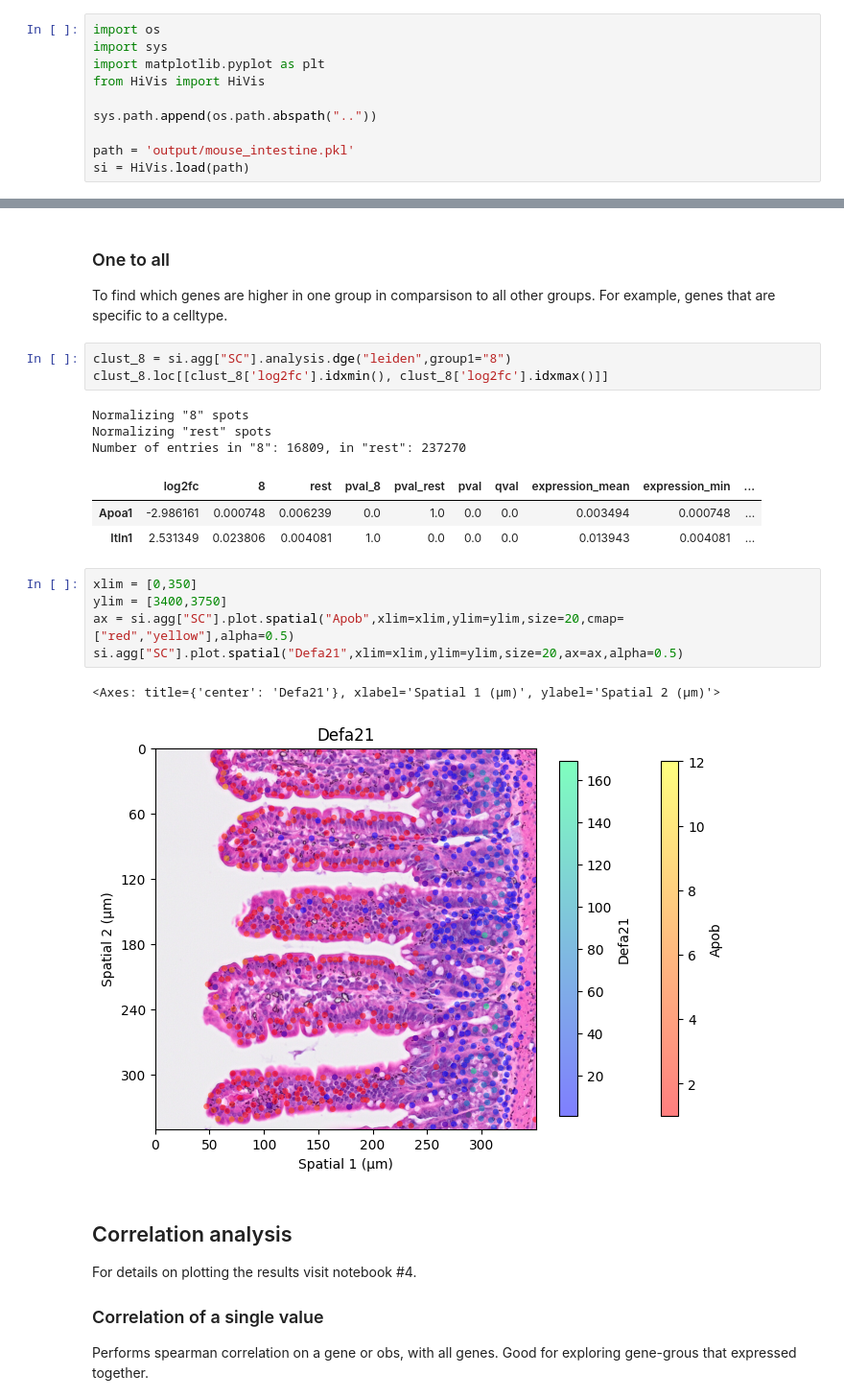
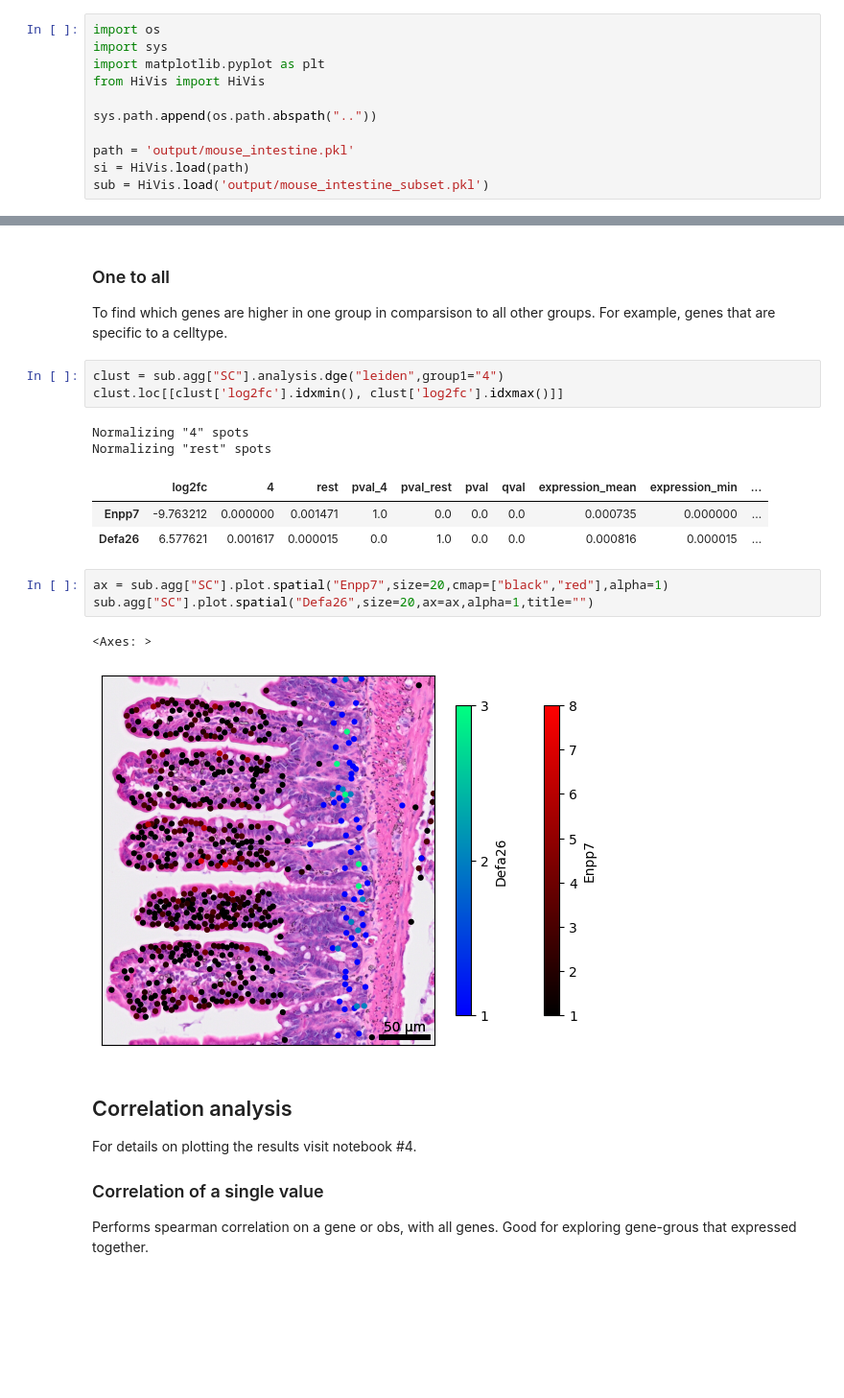
Before and after one commit to roynov01/HiVis, a Jupyter notebook: tutorials/5_analyses.ipynb, the cells around one changed output, grey strips where cells are left out. Shown at 96% size. Saved outputs shown, nothing was run; the diff lists cells and outputs as text; blank space fills up the shorter version.

Commit message:
1.0.2 fixed UMAP plot and updated notebooks

```diff
--- a/tutorials/5_analyses.ipynb
+++ b/tutorials/5_analyses.ipynb
@@ -21,6 +21,7 @@ sys.path.append(os.path.abspath(".."))
 
 path = 'output/mouse_intestine.pkl'
 si = HiVis.load(path)
+sub = HiVis.load('output/mouse_intestine_subset.pkl')
 # %% [markdown]
 ## Pseudobulk
 Aggregates expression based on an OBS into an expression-matrix (for example genes by celltypes).
@@ -67,23 +79,20 @@ si.plot.spatial("Saa1", cmap="winter", ax=ax, title="",axis_labels=False)
 ### One to all
 To find which genes are higher in one group in comparsison to all other groups. For example, genes that are specific to a celltype.
 # %%
-clust_8 = si.agg["SC"].analysis.dge("leiden",group1="8")
-clust_8.loc[[clust_8['log2fc'].idxmin(), clust_8['log2fc'].idxmax()]]
+clust = sub.agg["SC"].analysis.dge("leiden",group1="4")
+clust.loc[[clust['log2fc'].idxmin(), clust['log2fc'].idxmax()]]
 # %% [output]
-Normalizing "8" spots
+Normalizing "4" spots
 Normalizing "rest" spots
-Number of entries in "8": 16809, in "rest": 237270
-|  | log2fc | 8 | rest | pval_8 | pval_rest | pval | qval | expression_mean | expression_min | ... |
-| Apoa1 | -2.986161 | 0.000748 | 0.006239 | 0.0 | 1.0 | 0.0 | 0.0 | 0.003494 | 0.000748 | ... |
-| Itln1 | 2.531349 | 0.023806 | 0.004081 | 1.0 | 0.0 | 0.0 | 0.0 | 0.013943 | 0.004081 | ... |
+|  | log2fc | 4 | rest | pval_4 | pval_rest | pval | qval | expression_mean | expression_min | ... |
+| Enpp7 | -9.763212 | 0.000000 | 0.001471 | 1.0 | 0.0 | 0.0 | 0.0 | 0.000735 | 0.000000 | ... |
+| Defa26 | 6.577621 | 0.001617 | 0.000015 | 0.0 | 1.0 | 0.0 | 0.0 | 0.000816 | 0.000015 | ... |
 # %%
-xlim = [0,350]
-ylim = [3400,3750]
-ax = si.agg["SC"].plot.spatial("Apob",xlim=xlim,ylim=ylim,size=20,cmap=["red","yellow"],alpha=0.5)
-si.agg["SC"].plot.spatial("Defa21",xlim=xlim,ylim=ylim,size=20,ax=ax,alpha=0.5)
+ax = sub.agg["SC"].plot.spatial("Enpp7",size=20,cmap=["black","red"],alpha=1)
+sub.agg["SC"].plot.spatial("Defa26",size=20,ax=ax,alpha=1,title="")
 # %% [output]
-<Axes: title={'center': 'Defa21'}, xlabel='Spatial 1 (µm)', ylabel='Spatial 2 (µm)'>
+<Axes: >
-[figure, old version]
+[figure, new version]
 # %% [markdown]
 ## Correlation analysis
 For details on plotting the results visit notebook #4.
```
Also changed, not shown: parts of 18 cells of this notebook, 5 other files.
